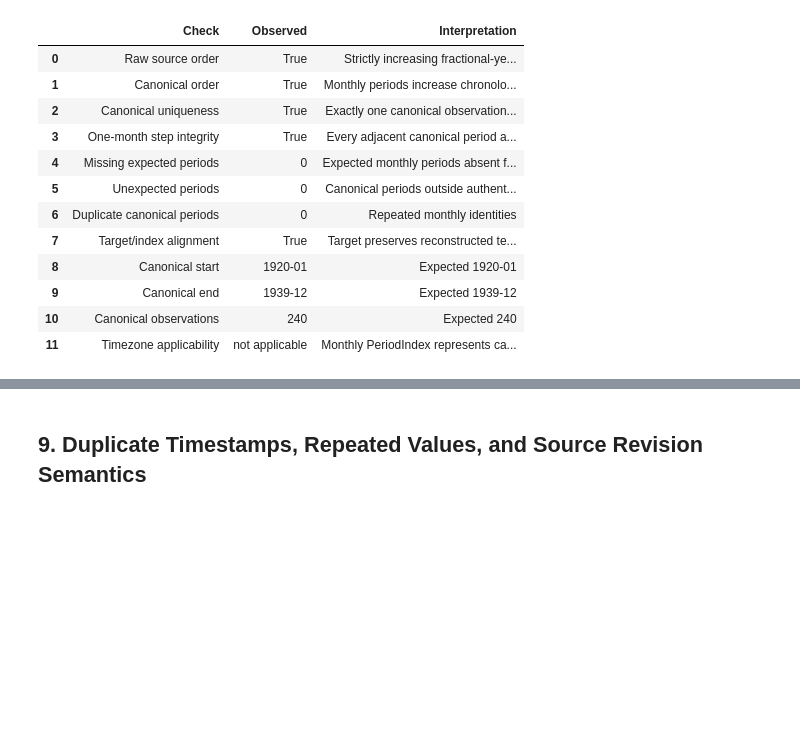
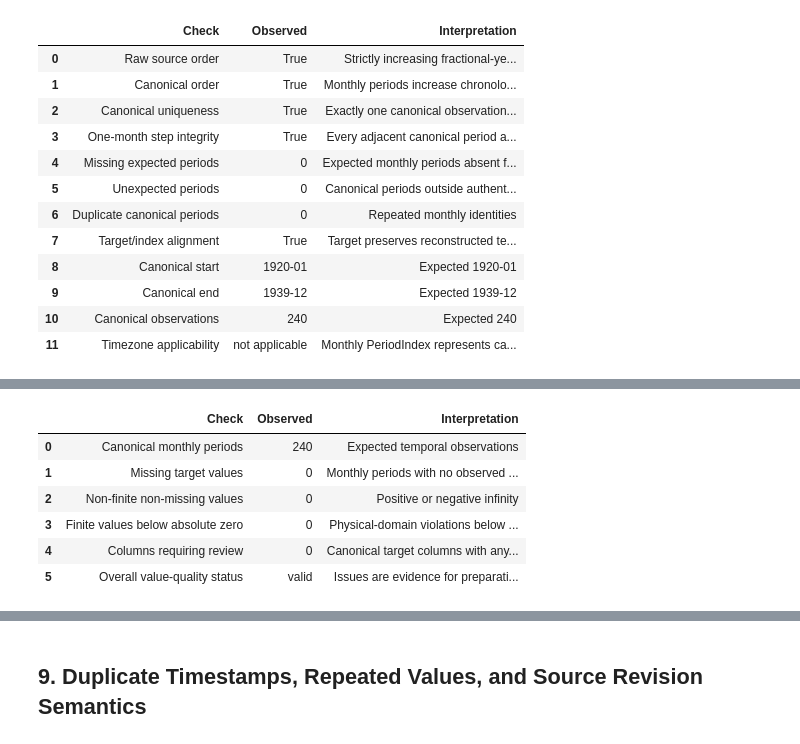
Before and after one commit to FabioAguiar/dataset-study-nottingham-monthly-temperatures, a Jupyter notebook: notebooks/01_data_understanding_and_exploration.ipynb, the cells around one changed output, grey strips where cells are left out. Cells and saved outputs as stored; diff of their text form; code cells hidden in the pictures; blank space fills up the shorter version.

Commit message:
docs(notebook): assess missing invalid and non-finite target values

```diff
--- a/notebooks/01_data_understanding_and_exploration.ipynb
+++ b/notebooks/01_data_understanding_and_exploration.ipynb
@@ -784,0 +800,99 @@ display(temporal_integrity_summary)
+# %%
+from scripts.validate_values import analyze_missing_and_invalid_values
+
+
+target_value_frame = target_series.to_frame()
+
+target_value_rules = {
+    TARGET_NAME: {
+        "required": True,
+        "allow_blank": False,
+        "numeric": True,
+        "finite": True,
+        "minimum": ABSOLUTE_ZERO_F,
+    }
+}
+
+value_quality_report = analyze_missing_and_invalid_values(
+    target_value_frame,
+    target_value_rules,
+)
+
+# In exploration, validate rule coverage but retain discovered issues as evidence
+# rather than failing before a preparation policy can be designed.
+value_quality_report.raise_if_invalid(
+    require_all_columns_assessed=True,
+    require_rule_columns_present=True,
+    require_no_quality_issues=False,
+)
+
+target_values = target_series.to_numpy(dtype=float, copy=True)
+missing_value_mask = target_series.isna().to_numpy()
+finite_value_mask = np.isfinite(target_values)
+non_finite_non_missing_mask = (~finite_value_mask) & (~missing_value_mask)
+below_absolute_zero_mask = (
+    finite_value_mask & (target_values < ABSOLUTE_ZERO_F)
+)
+
+missing_value_count = int(missing_value_mask.sum())
+non_finite_non_missing_count = int(non_finite_non_missing_mask.sum())
+below_absolute_zero_count = int(below_absolute_zero_mask.sum())
+
+value_quality_status = (
+    "review required"
+    if value_quality_report.has_issues
+    else "valid"
+)
+
+value_quality_summary = pd.DataFrame(
+    [
+        (
+            "Canonical monthly periods",
+            len(target_series),
+            "Expected temporal observations",
+        ),
+        (
+            "Missing target values",
+            missing_value_count,
+            "Monthly periods with no observed temperature value",
+        ),
+        (
+            "Non-finite non-missing values",
+            non_finite_non_missing_count,
+            "Positive or negative infinity",
+        ),
+        (
+            "Finite values below absolute zero",
+            below_absolute_zero_count,
+            f"Physical-domain violations below {ABSOLUTE_ZERO_F} °F",
+        ),
+        (
+            "Columns requiring review",
+            len(value_quality_report.affected_columns),
+            "Canonical target columns with any declared quality issue",
+        ),
+        (
+            "Overall value-quality status",
+            value_quality_status,
+            (
+                "Issues are evidence for preparation; no value mutation "
+                "is performed in exploration"
+            ),
+        ),
+    ],
+    columns=["Check", "Observed", "Interpretation"],
+)
+
+display(value_quality_summary)
+display(value_quality_report.column_frame())
+
+if not value_quality_report.issues_frame().empty:
+    display(value_quality_report.issues_with_impacts_frame())
+# %% [output]
+|  | Check | Observed | Interpretation |
+| 0 | Canonical monthly periods | 240 | Expected temporal observations |
+| 1 | Missing target values | 0 | Monthly periods with no observed ... |
+| 2 | Non-finite non-missing values | 0 | Positive or negative infinity |
+| 3 | Finite values below absolute zero | 0 | Physical-domain violations below ... |
+| 4 | Columns requiring review | 0 | Canonical target columns with any... |
+| 5 | Overall value-quality status | valid | Issues are evidence for preparati... |
```
Also changed, not shown: parts of 2 cells of this notebook.
